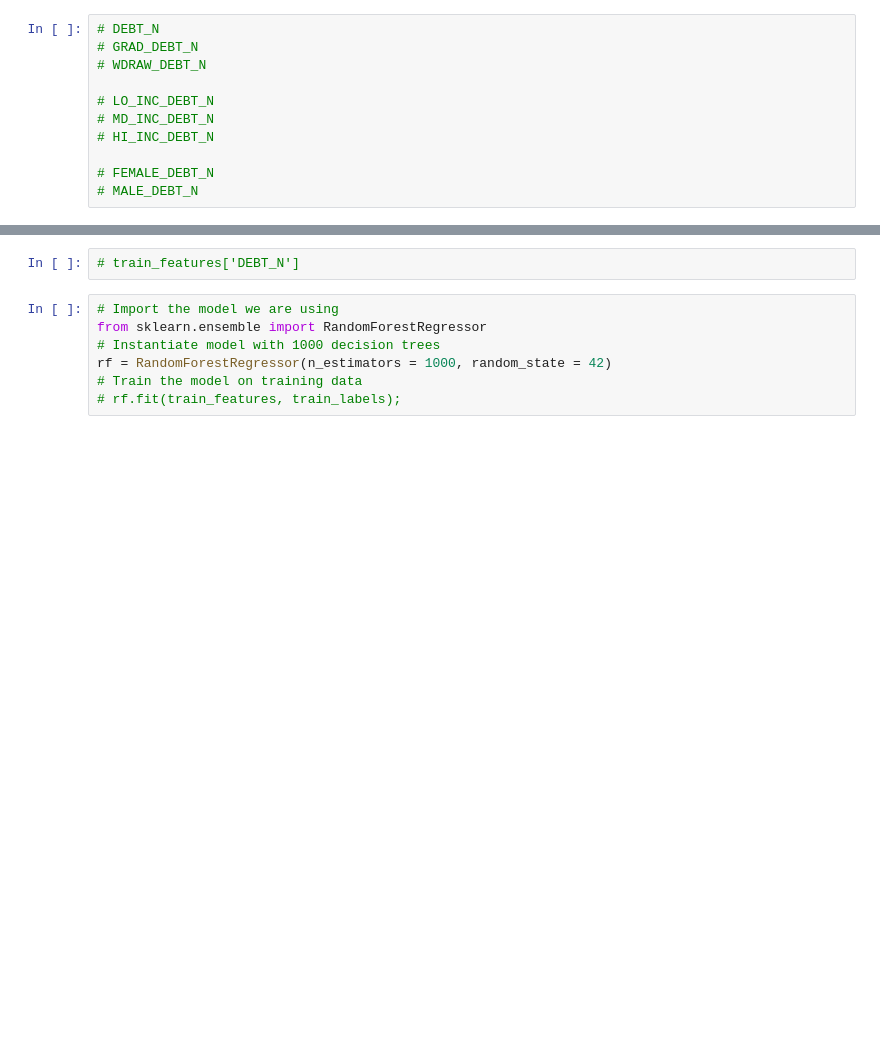
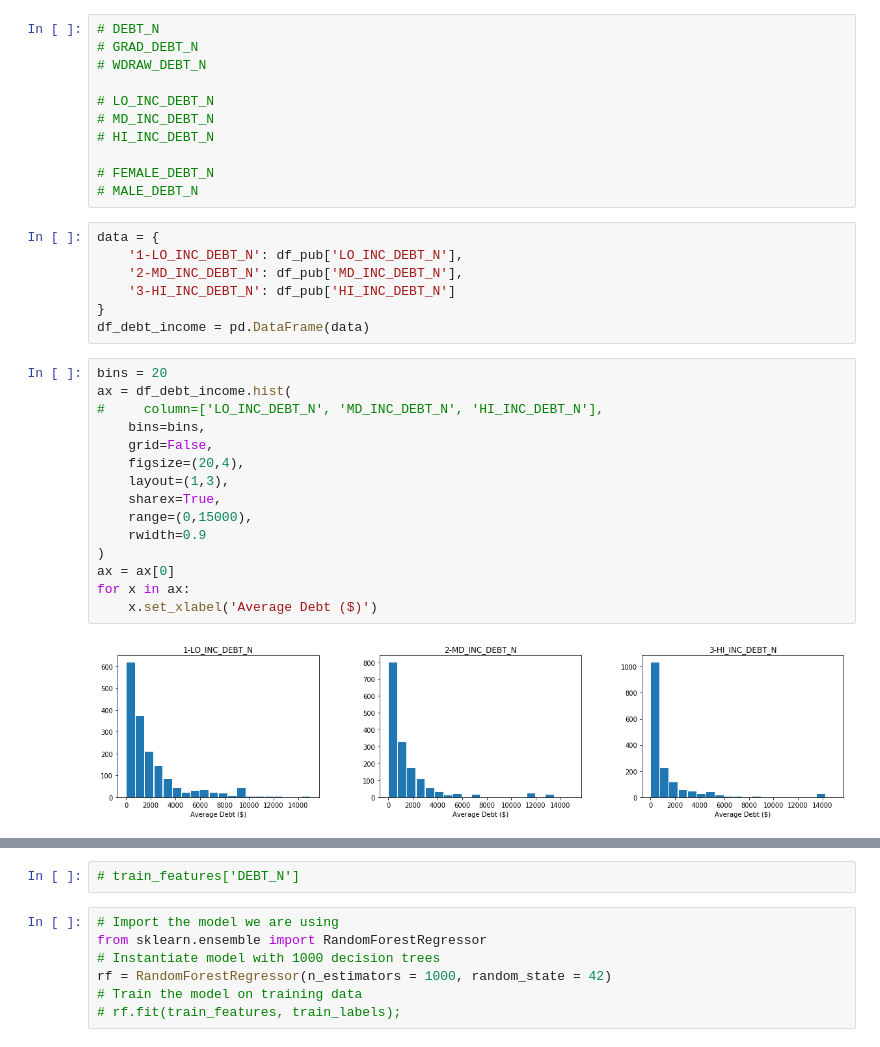
Before and after one commit to Data-Science-Business-Analytics/data-science-business-analytics-final-project, a Jupyter notebook: 00-sandbox.ipynb, the cells around one changed output, grey strips where cells are left out. Drawn from its saved outputs; the diff is of its cells as text; blank space fills up the shorter version.

```diff
--- a/00-sandbox.ipynb
+++ b/00-sandbox.ipynb
@@ -66,4 +150,28 @@ df.loc[df['CONTROL'] == 1]
 
 # FEMALE_DEBT_N
 # MALE_DEBT_N
+# %%
+data = {
+    '1-LO_INC_DEBT_N': df_pub['LO_INC_DEBT_N'],
+    '2-MD_INC_DEBT_N': df_pub['MD_INC_DEBT_N'],
+    '3-HI_INC_DEBT_N': df_pub['HI_INC_DEBT_N']
+}
+df_debt_income = pd.DataFrame(data)
+# %%
+bins = 20
+ax = df_debt_income.hist(
+#     column=['LO_INC_DEBT_N', 'MD_INC_DEBT_N', 'HI_INC_DEBT_N'],
+    bins=bins,
+    grid=False,
+    figsize=(20,4),
+    layout=(1,3),
+    sharex=True,
+    range=(0,15000),
+    rwidth=0.9
+)
+ax = ax[0]
+for x in ax:
+    x.set_xlabel('Average Debt ($)')
+# %% [output]
+[figure, added]
 # %%
```
Also changed, not shown: parts of 35 cells of this notebook, 1 other file.
